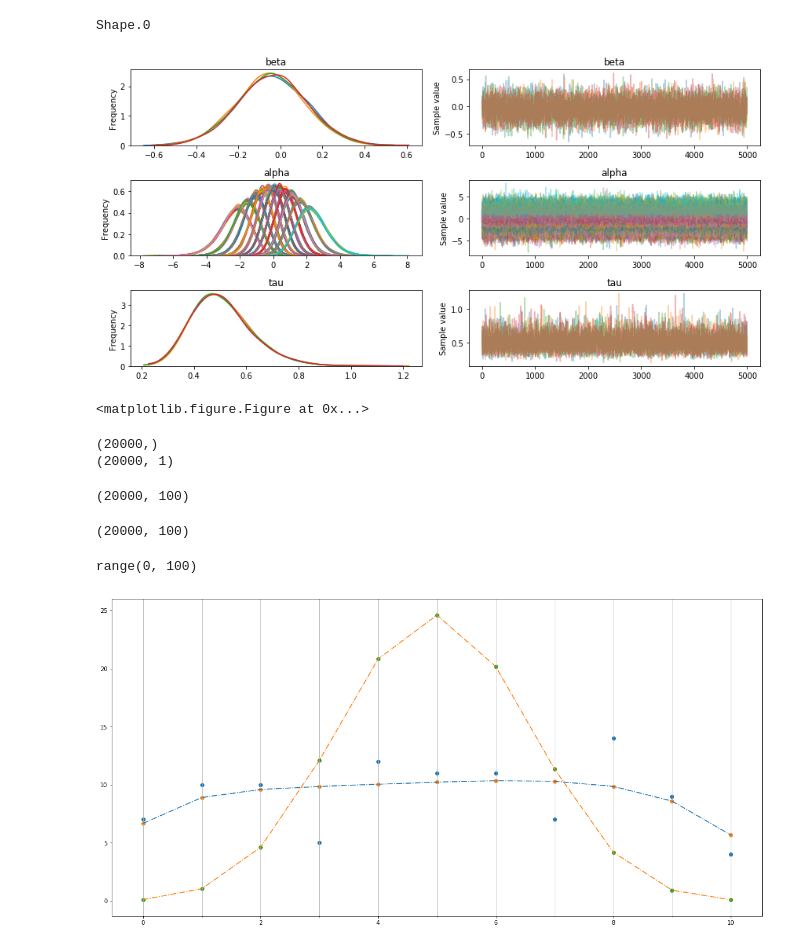
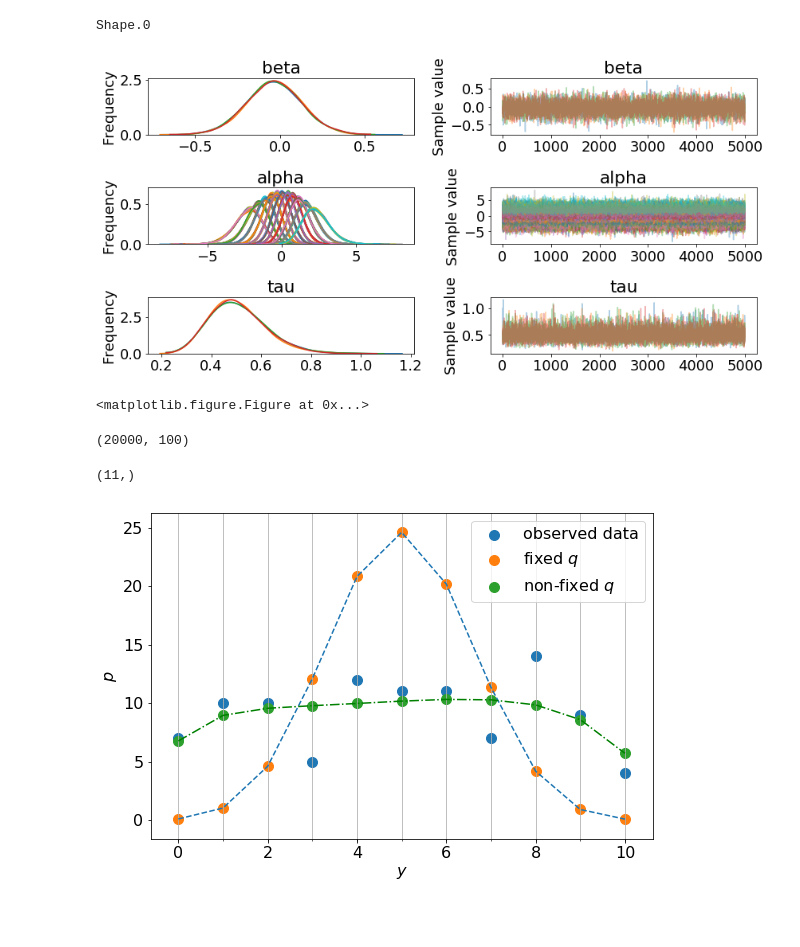
Before and after one commit to seiya-kumada/cct_blog, a Jupyter notebook: pymc3/sample_0.ipynb, the cells around one changed output. Drawn from its saved outputs; the diff is of its cells as text; code cells hidden in the pictures; blank space fills up the shorter version.

```diff
--- a/pymc3/sample_0.ipynb
+++ b/pymc3/sample_0.ipynb
@@ -90,0 +74,12 @@ plt.show()
+# %%
+plt.figure(figsize=(9,6))
+plt.rcParams["font.size"] = 18
+plt.scatter(xs, histo_ys, s=100, label='observed data')
+plt.plot(xs, binom_ys, ls='--')
+plt.scatter(xs, binom_ys, s=100, label='predicted data')
+plt.xlabel('$y$')
+plt.ylabel('$p$')
+plt.gca().xaxis.set_minor_locator(tick.MultipleLocator(1))
+plt.grid(which='minor')
+plt.legend(loc='best')
+plt.show()
@@ -109,21 +106,8 @@ pm.traceplot(trace)
 plt.figure(figsize=(10, 20))
 plt.show()
 # %% [output]
-[figure, old version]
+[figure, new version]
 <matplotlib.figure.Figure at 0x...>
-# %%
-beta_samples = trace['beta'][:]
-print(beta_samples.shape)
-beta_samples = beta_samples.reshape(-1, 1)
-print(beta_samples.shape)
-# %% [output]
-(20000,)
-(20000, 1)
-# %%
-alpha_samples = trace['alpha'][:]
-alpha_samples.shape
-# %% [output]
-(20000, 100)
 # %%
 def sigmoid(x):
     return 1.0 / (1.0 + np.exp(-x))
@@ -139,7 +123 @@ q_samples.shape
-# %%
-# rows, = mean_q.shape
-# rows
-range(100)
-# %% [output]
-range(0, 100)
 # %%
@@ -163,14 +133,25 @@ pred_y = np.sum(y_samples, axis=0)
+# %%
+pred_y.shape
+# %% [output]
+(11,)
 # %%
-import matplotlib.ticker as tick
-plt.figure(figsize=(20,10))
-plt.scatter(xs, histo_ys)
-plt.plot(xs, pred_y, ls='-.')
-plt.scatter(xs, pred_y)
-plt.plot(xs, binom_ys, ls='-.')
-plt.scatter(xs, binom_ys)
+plt.figure(figsize=(9,6))
+plt.rcParams['font.size'] = 16
+plt.scatter(xs, histo_ys, s=100, label='observed data')
+
+plt.plot(xs, binom_ys, ls='--')
+plt.scatter(xs, binom_ys, s=100, label='fixed $q$')
+
+plt.xlabel('$y$')
+plt.ylabel('$p$')
+
+
+plt.plot(xs, pred_y, ls='-.', c='g')
+plt.scatter(xs, pred_y, s=100, label='non-fixed $q$')
+
 plt.gca().xaxis.set_minor_locator(tick.MultipleLocator(1))
 plt.grid(which='minor')
-# plt.legend(loc='best')
+plt.legend(loc='best')
 plt.show()
 # %% [output]
-[figure, old version]
+[figure, new version]
```
Also changed, not shown: parts of 22 cells of this notebook.
